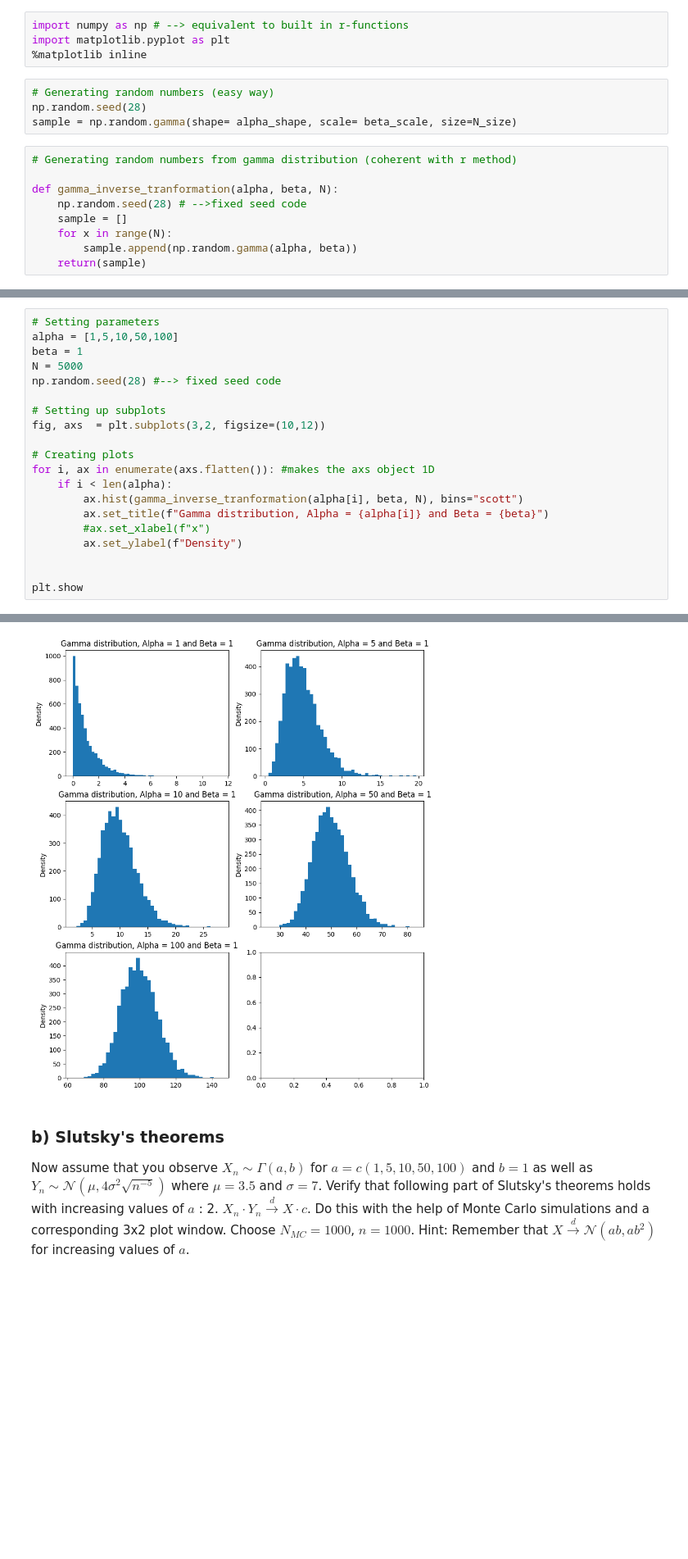
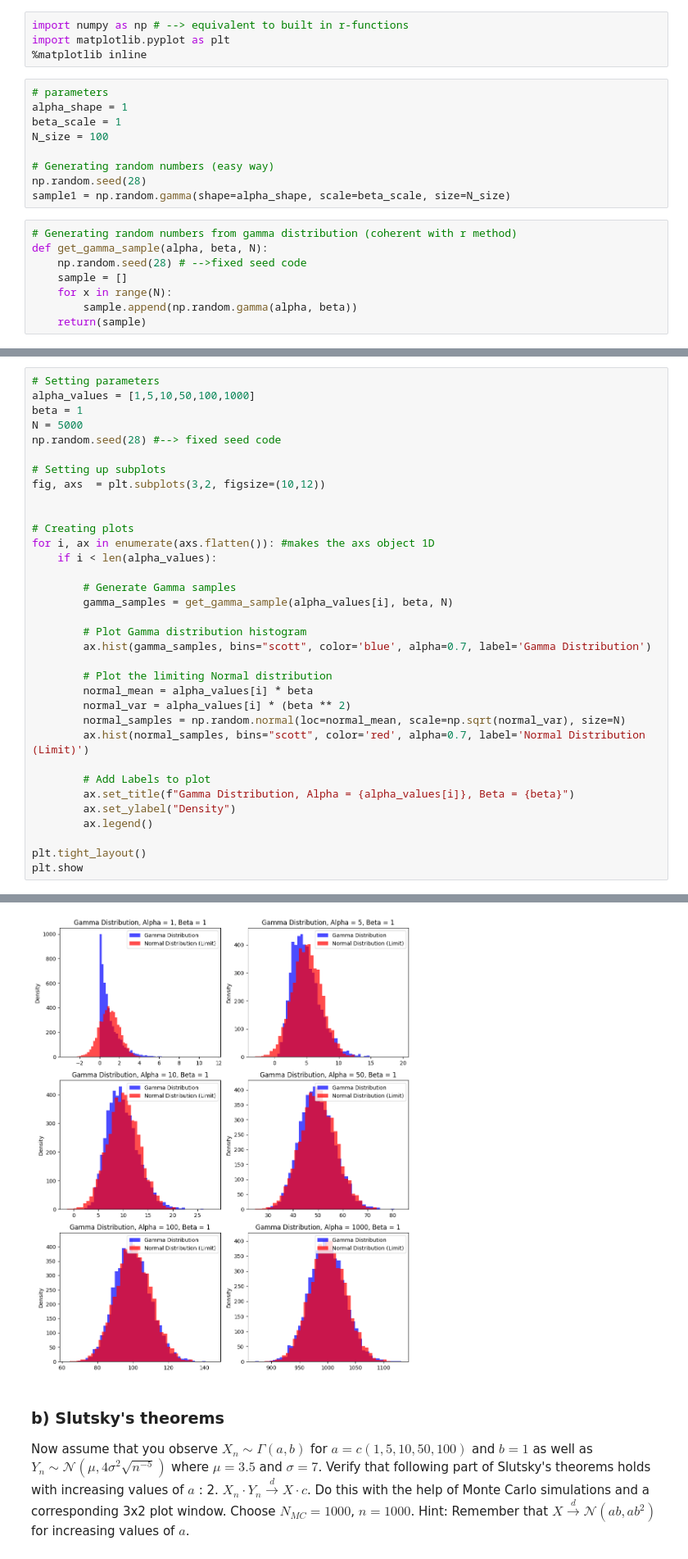
Before and after one commit to jofella/Master_CAU, a Jupyter notebook: Semester_1/Stat_1/Statistics_1_ass.ipynb, the cells around one changed output, grey strips where cells are left out. Shown at 82% size. Saved outputs shown, nothing was run; the diff lists cells and outputs as text; blank space fills up the shorter version.

```diff
--- a/Semester_1/Stat_1/Statistics_1_ass.ipynb
+++ b/Semester_1/Stat_1/Statistics_1_ass.ipynb
@@ -189,13 +198,17 @@ import numpy as np # --> equivalent to built in r-functions
 import matplotlib.pyplot as plt
 %matplotlib inline
 # %%
+# parameters
+alpha_shape = 1
+beta_scale = 1
+N_size = 100
+
 # Generating random numbers (easy way)
 np.random.seed(28)
-sample = np.random.gamma(shape= alpha_shape, scale= beta_scale, size=N_size)
+sample1 = np.random.gamma(shape=alpha_shape, scale=beta_scale, size=N_size)
 # %%
 # Generating random numbers from gamma distribution (coherent with r method)
-
-def gamma_inverse_tranformation(alpha, beta, N):
+def get_gamma_sample(alpha, beta, N):
     np.random.seed(28) # -->fixed seed code
     sample = []
     for x in range(N):
@@ -209,26 +259,40 @@ Plot the resulting observations from the ${\Gamma}$ distribution using histogram
 # %%
 # Setting parameters
-alpha = [1,5,10,50,100]
+alpha_values = [1,5,10,50,100,1000]
 beta = 1
 N = 5000
 np.random.seed(28) #--> fixed seed code
 
 # Setting up subplots
 fig, axs  = plt.subplots(3,2, figsize=(10,12))
 
+
 # Creating plots
 for i, ax in enumerate(axs.flatten()): #makes the axs object 1D
-    if i < len(alpha):
-        ax.hist(gamma_inverse_tranformation(alpha[i], beta, N), bins="scott")
-        ax.set_title(f"Gamma distribution, Alpha = {alpha[i]} and Beta = {beta}")
-        #ax.set_xlabel(f"x")
-        ax.set_ylabel(f"Density")
+    if i < len(alpha_values):
 
+        # Generate Gamma samples
+        gamma_samples = get_gamma_sample(alpha_values[i], beta, N)
 
+        # Plot Gamma distribution histogram
+        ax.hist(gamma_samples, bins="scott", color='blue', alpha=0.7, label='Gamma Distribution')
+
+        # Plot the limiting Normal distribution
+        normal_mean = alpha_values[i] * beta
+        normal_var = alpha_values[i] * (beta ** 2)
+        normal_samples = np.random.normal(loc=normal_mean, scale=np.sqrt(normal_var), size=N)
+        ax.hist(normal_samples, bins="scott", color='red', alpha=0.7, label='Normal Distribution (Limit)')
+
+        # Add Labels to plot
+        ax.set_title(f"Gamma Distribution, Alpha = {alpha_values[i]}, Beta = {beta}")
+        ax.set_ylabel("Density")
+        ax.legend()
+
+plt.tight_layout()
 plt.show
 # %% [output]
 <function matplotlib.pyplot.show(close=None, block=None)>
-[figure, old version]
+[figure, new version]
 # %% [markdown]
 ###  b) Slutsky's theorems
 
```
Also changed, not shown: parts of 13 cells of this notebook.
